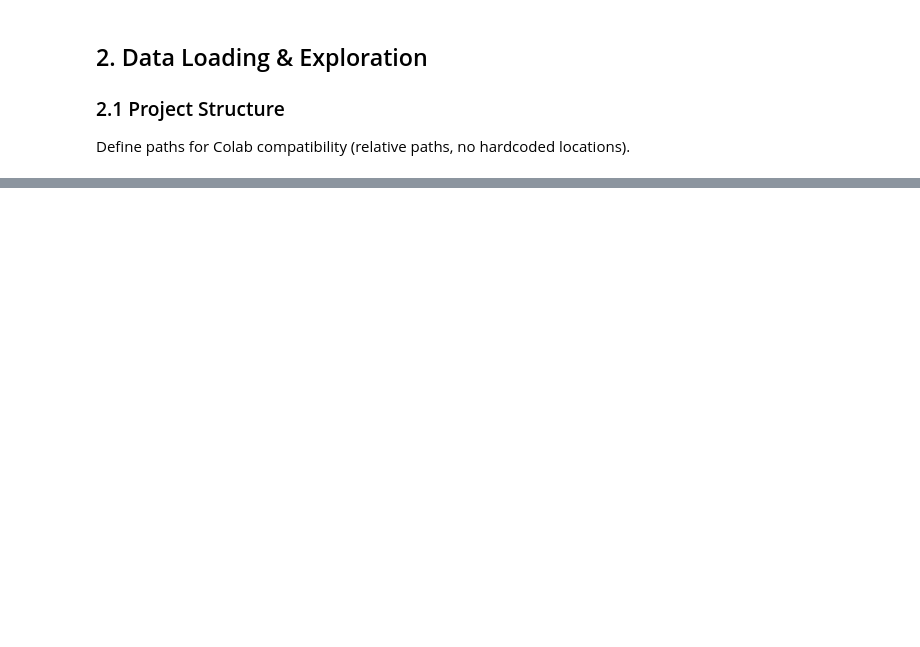
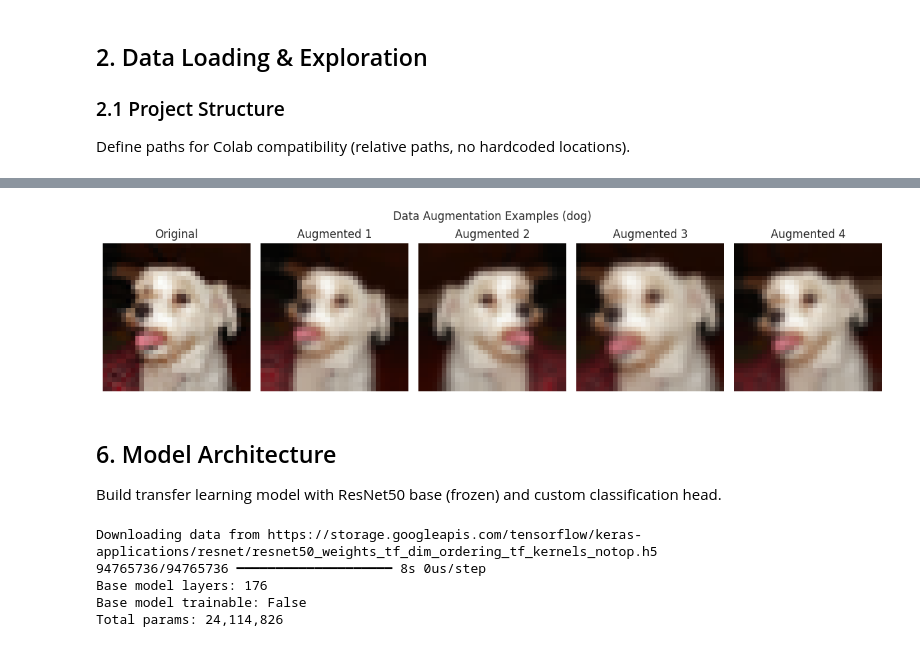
Before and after one commit to albertodiazdurana/computer_vision, a Jupyter notebook: notebooks/cifar10_classification.ipynb, the cells around one changed output, grey strips where cells are left out. Saved outputs shown, nothing was run; the diff lists cells and outputs as text; code cells hidden in the pictures; blank space fills up the shorter version.

```diff
--- a/notebooks/cifar10_classification.ipynb
+++ b/notebooks/cifar10_classification.ipynb
@@ -98,0 +243,28 @@ Define paths for Colab compatibility (relative paths, no hardcoded locations).
+# %%
+from tensorflow.keras import layers
+
+# Data augmentation pipeline
+data_augmentation = tf.keras.Sequential([
+    layers.RandomFlip("horizontal"),
+    layers.RandomRotation(0.1),  # +/- 10% rotation
+    layers.RandomZoom(0.1),      # +/- 10% zoom
+], name='data_augmentation')
+
+# Visualize augmentation effect on a single image
+sample_img = x_train_norm[0:1]  # Keep batch dimension
+fig, axes = plt.subplots(1, 5, figsize=(12, 3))
+axes[0].imshow(sample_img[0])
+axes[0].set_title('Original')
+axes[0].axis('off')
+
+for i in range(1, 5):
+    augmented = data_augmentation(sample_img, training=True)
+    axes[i].imshow(augmented[0])
+    axes[i].set_title(f'Augmented {i}')
+    axes[i].axis('off')
+
+plt.suptitle(f'Data Augmentation Examples ({CLASS_NAMES[y_train[0][0]]})')
+plt.tight_layout()
+plt.savefig(PATHS['figures'] / 'augmentation_examples.png', dpi=150, bbox_inches='tight')
+plt.show()
+# %% [output]
@@ -98,0 +273,42 @@ Define paths for Colab compatibility (relative paths, no hardcoded locations).
+[figure, added]
+# %% [markdown]
+## 6. Model Architecture
+Build transfer learning model with ResNet50 base (frozen) and custom classification head.
+# %%
+from tensorflow.keras.applications import ResNet50
+from tensorflow.keras import Model, Input
+
+# Input layer
+inputs = Input(shape=(32, 32, 3))
+
+# Data augmentation (training only)
+x = data_augmentation(inputs)
+
+# ResNet50 preprocessing
+x = tf.keras.applications.resnet50.preprocess_input(x)
+
+# ResNet50 base (frozen)
+base_model = ResNet50(weights='imagenet', include_top=False,
+                       input_shape=(32, 32, 3), pooling='avg')
+base_model.trainable = False
+
+x = base_model(x, training=False)
+
+# Custom classification head
+x = layers.Dropout(0.3)(x)
+x = layers.Dense(256, activation='relu')(x)
+x = layers.Dropout(0.3)(x)
+outputs = layers.Dense(10, activation='softmax')(x)
+
+# Build model
+model = Model(inputs, outputs, name='cifar10_resnet50')
+
+print(f"Base model layers: {len(base_model.layers)}")
+print(f"Base model trainable: {base_model.trainable}")
+print(f"Total params: {model.count_params():,}")
+# %% [output]
+Downloading data from https://storage.googleapis.com/tensorflow/keras-applications/resnet/resnet50_weights_tf_dim_ordering_tf_kernels_notop.h5
+94765736/94765736 ━━━━━━━━━━━━━━━━━━━━ 8s 0us/step
+Base model layers: 176
+Base model trainable: False
+Total params: 24,114,826
```
Also changed, not shown: parts of 15 cells of this notebook, 1 other file.
